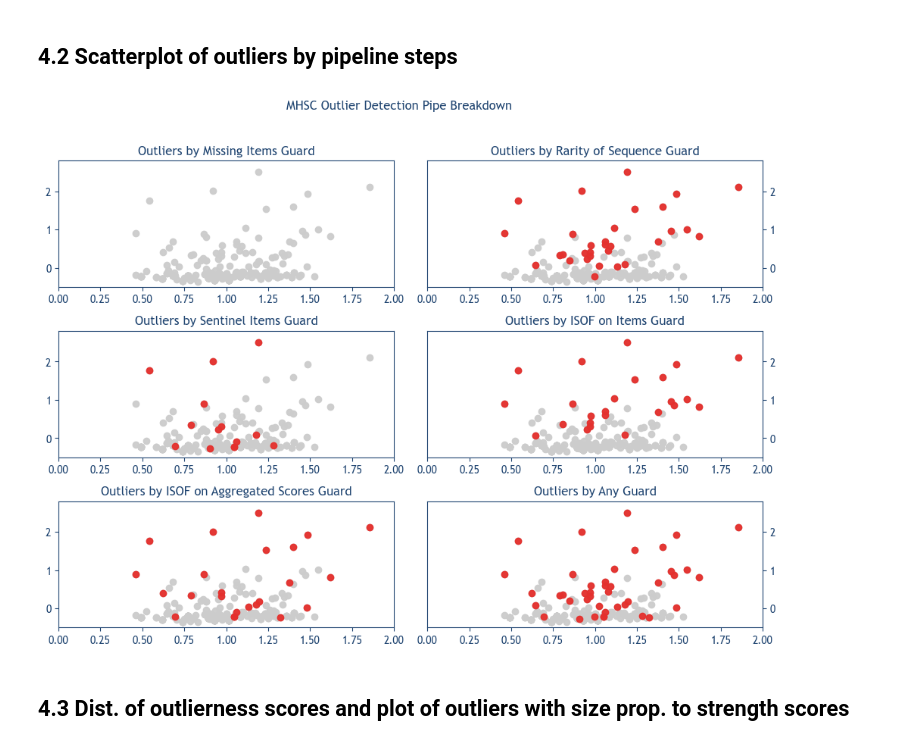
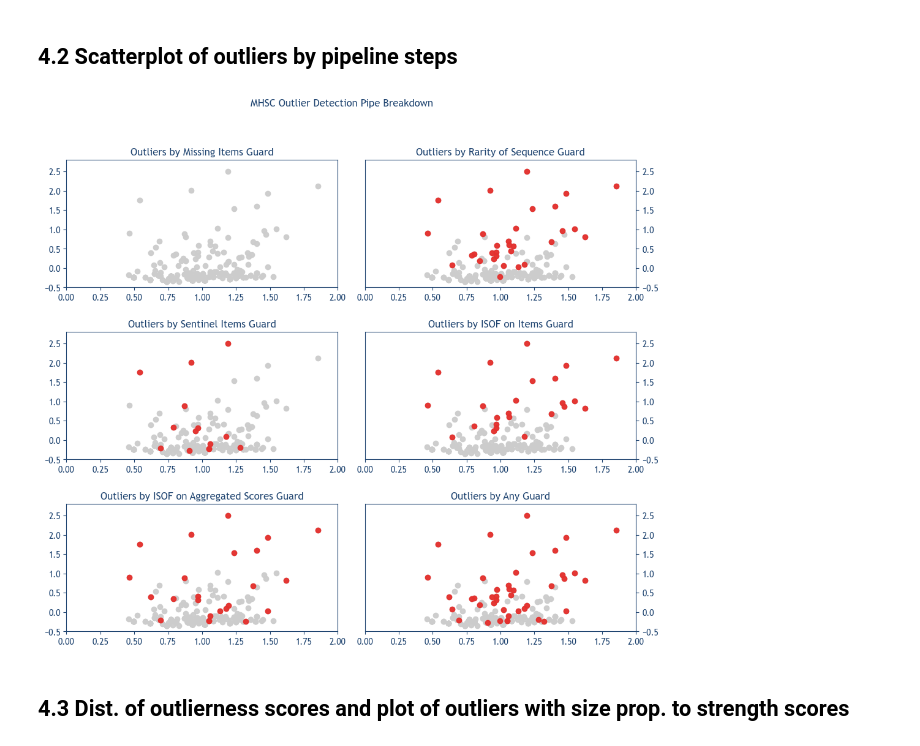
Before and after one commit to alkaest2002/mhsc, a Jupyter notebook: analysis/analysis.ipynb, the cells around one changed output. Drawn from its saved outputs; the diff is of its cells as text; code cells hidden in the pictures.

```diff
--- a/analysis/analysis.ipynb
+++ b/analysis/analysis.ipynb
@@ -318,9 +316,9 @@ class MHSC_pipe():
 
     def compute_outlier_score_and_type(self, df):
         # add outlierness score
-        df["outlier_score"] = df.filter(regex="outlier(?!ness_score|_type)").replace(1,0).abs().mean(axis=1)
+        df["outlier_score"] = df.filter(regex="outlier(?!ness_score|_strength)").replace(1,0).abs().mean(axis=1)
         # add interpretation of outlierness score
-        df["outlier_type"] = df["outlier_score"].case_when(
+        df["outlier_strength"] = df["outlier_score"].case_when(
             [
                 (df["outlier_score"].eq(0), "no outlier"),
                 (df["outlier_score"].between(0, .25, inclusive="right"), "moderate outlier"),
@@ -333,6 +331,7 @@ class MHSC_pipe():
         return df
 
     def run_pipe(self, df):
+        # run pipe and return results
         return (df
                 .pipe(self.compute_aggregated_scores)
                 .pipe(self.missing_items_guard)
@@ -528,7 +522,7 @@ data.head(2)
 # %% [markdown]
 ## 4.2 Scatterplot of outliers by pipeline steps
 # %%
-fig = plt.figure(figsize=(12,8))
+fig = plt.figure(figsize=(12,10))
 
 gs = GridSpec(3, 2, figure=fig)
 
@@ -550,33 +544,33 @@ for algo, ax in zip(
     ax.scatter(
         data.loc[outliers_mask, "f1"],
         data.loc[outliers_mask, "f2"],
         c="#e5302d",
         alpha=ALPHA
     )
     #for index, row in data.copy().reset_index(drop=False).iterrows():
         #ax.annotate(row["bio_id"], (row["svd_f1"], row["svd_f2"]))
 
 
 for idx, ax in enumerate([ax1, ax2, ax3, ax4, ax5, ax6], 1):
     if idx % 2 == 0: ax.yaxis.tick_right()
     ax.set_xlim(0, 2)
     ax.set_ylim(-.5, 2.8)
 
     ax.tick_params(color=SPLINES_COLOR, labelcolor=SPLINES_COLOR)
     for spine in ax.spines.values():
         spine.set_edgecolor(SPLINES_COLOR)
 
 fig.suptitle("MHSC Outlier Detection Pipe Breakdown", c=SPLINES_COLOR)
 ax1.set_title("Outliers by Missing Items Guard", c=SPLINES_COLOR)
 ax2.set_title("Outliers by Rarity of Sequence Guard", c=SPLINES_COLOR)
 ax3.set_title("Outliers by Sentinel Items Guard", c=SPLINES_COLOR)
 ax4.set_title("Outliers by ISOF on Items Guard", c=SPLINES_COLOR)
 ax5.set_title("Outliers by ISOF on Aggregated Scores Guard", c=SPLINES_COLOR)
 ax6.set_title("Outliers by Any Guard", c=SPLINES_COLOR)
 
 plt.subplots_adjust(wspace=0.1, hspace=.35)
 plt.savefig("./media/plot1.pdf", bbox_inches='tight')
 # %% [output]
-[figure, old version]
+[figure, new version]
 # %% [markdown]
 ## 4.3 Dist. of outlierness scores and plot of outliers with size prop. to strength scores
```
Also changed, not shown: parts of 8 cells of this notebook, 4 other files.
